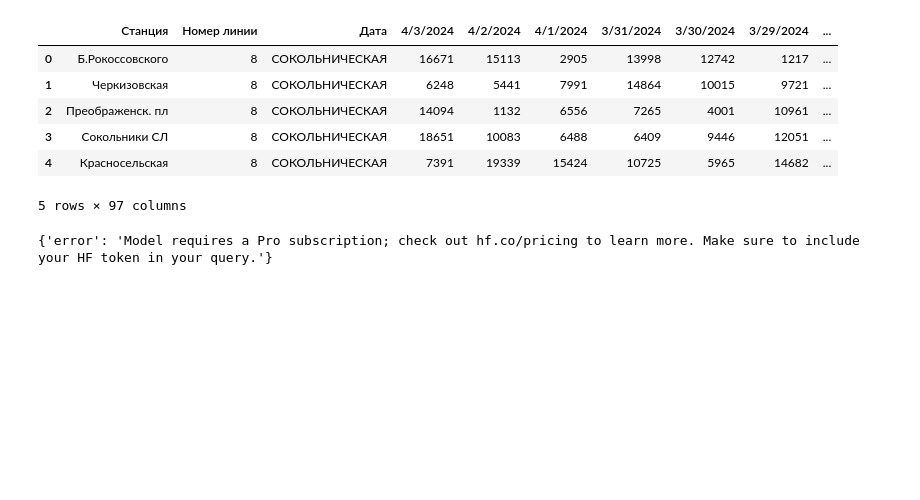
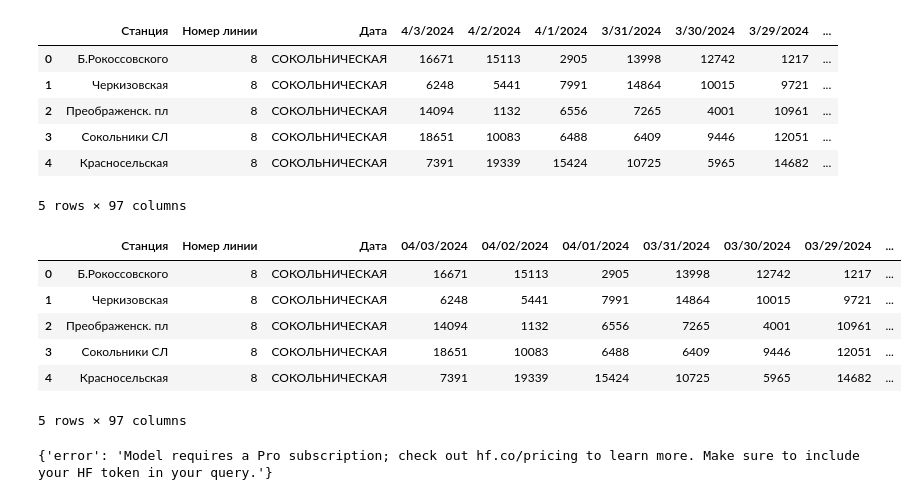
Before and after one commit to vvvvtrt/Nuclear_hack, a Jupyter notebook: xlsx_to_csv.ipynb, the cells around one changed output. Drawn from its saved outputs; the diff is of its cells as text; code cells hidden in the pictures; blank space fills up the shorter version.

Commit message:
edit: output_data

```diff
--- a/xlsx_to_csv.ipynb
+++ b/xlsx_to_csv.ipynb
@@ -107,6 +107,21 @@ data.head()
 | 3 | Сокольники СЛ | 8 | СОКОЛЬНИЧЕСКАЯ | 18651 | 10083 | 6488 | 6409 | 9446 | 12051 | ... |
 | 4 | Красносельская | 8 | СОКОЛЬНИЧЕСКАЯ | 7391 | 19339 | 15424 | 10725 | 5965 | 14682 | ... |
 5 rows × 97 columns
+# %%
+# try:
+# 	# ['Станция', "Номер линии	", "Дата"] + ['0'+str(i) for i in data.columns[3:]]
+# finally:
+	# pass
+data.columns = ['Станция', "Номер линии	", "Дата"] + ['0'+str(i) for i in data.columns[3:]]
+data.columns = ['Станция', "Номер линии", "Дата"] + [str(i)[:3] + '0' + str(i)[3:] if len(i) == 9 else i for i in data.columns[3:]]
+# %% [output]
+|  | Станция | Номер линии | Дата | 04/03/2024 | 04/02/2024 | 04/01/2024 | 03/31/2024 | 03/30/2024 | 03/29/2024 | ... |
+| 0 | Б.Рокоссовского | 8 | СОКОЛЬНИЧЕСКАЯ | 16671 | 15113 | 2905 | 13998 | 12742 | 1217 | ... |
+| 1 | Черкизовская | 8 | СОКОЛЬНИЧЕСКАЯ | 6248 | 5441 | 7991 | 14864 | 10015 | 9721 | ... |
+| 2 | Преображенск. пл | 8 | СОКОЛЬНИЧЕСКАЯ | 14094 | 1132 | 6556 | 7265 | 4001 | 10961 | ... |
+| 3 | Сокольники СЛ | 8 | СОКОЛЬНИЧЕСКАЯ | 18651 | 10083 | 6488 | 6409 | 9446 | 12051 | ... |
+| 4 | Красносельская | 8 | СОКОЛЬНИЧЕСКАЯ | 7391 | 19339 | 15424 | 10725 | 5965 | 14682 | ... |
+5 rows × 97 columns
 # %%
 import requests
 
```
Also changed, not shown: parts of 3 cells of this notebook.
